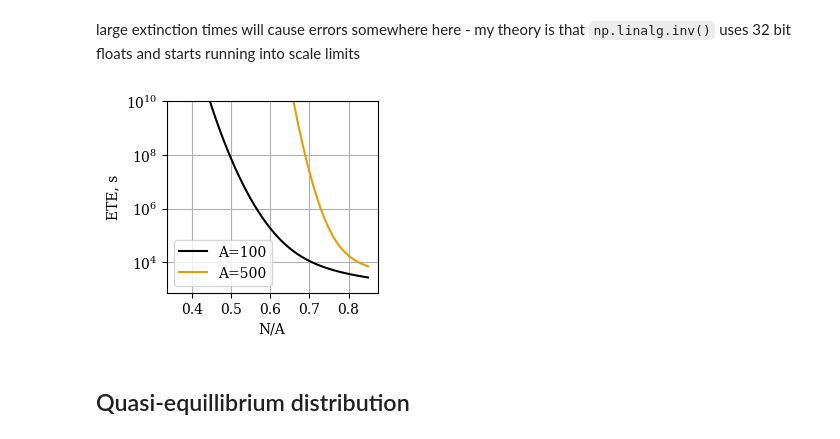
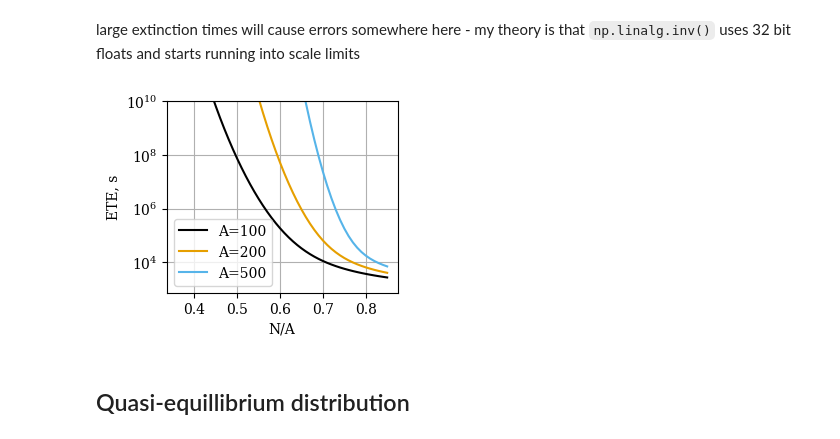
Before and after one commit to ELFREELAND/minecraft_sheep, a Jupyter notebook: stochastic/stochastic_model_kolmogorov.ipynb, the cells around one changed output. Saved outputs shown, nothing was run; the diff lists cells and outputs as text; code cells hidden in the pictures.

```diff
--- a/stochastic/stochastic_model_kolmogorov.ipynb
+++ b/stochastic/stochastic_model_kolmogorov.ipynb
@@ -130,3 +131,12 @@ with open("kolmogorov_sol_eq_500.dat", "rb") as f:
+# %%
+with open("kolmogorov_sol_100.dat", "rb") as f:
+    sol_100 = pickle.load(f)
+
+with open("kolmogorov_sol_200.dat", "rb") as f:
+    sol_200 = pickle.load(f)
+
+with open("kolmogorov_sol_500.dat", "rb") as f:
+    sol_500 = pickle.load(f)
 # %% [markdown]
 ## Functions necessary for further investigation
 # %%
@@ -250,11 +258,11 @@ ax2.set_prop_cycle(wong_cycle)
 
 #keys_100 = ["45", "50", "70", "85"]
 
-for i in list(sol_max_100.keys()):
-    p0Plot(ax1, sol_max_100[i])
+for i in list(sol_100.keys()):
+    p0Plot(ax1, sol_100[i])
 
-for i in list(sol_max_500.keys()):
-    p0Plot(ax2, sol_max_500[i])
+for i in list(sol_500.keys()):
+    p0Plot(ax2, sol_500[i])
 
 ax1.grid(True)
 ax2.grid(True)
@@ -275,8 +283,8 @@ f, ax = plt.subplots()
 
 ax.set_prop_cycle(wong_cycle)
 
-for i in list(sol_eq_100.keys())[0:11]:
-    ax.plot(sol_eq_100[i]["y"][:,-1], label=i)
+for i in list(sol_100.keys())[0:11]:
+    ax.plot(sol_100[i]["y"][:,-1], label=i)
 
 ax.grid(True)
 #ax.set_ylim([-0.01, 0.20])
@@ -328,30 +336,33 @@ def meanExt(N, A):
 large extinction times will cause errors somewhere here - my theory is that `np.linalg.inv()` uses 32 bit floats and starts running into scale limits
 # %%
 N_list_100 = np.arange(85, 35, -1)
+N_list_200 = np.arange(170, 100, -2)
 N_list_500 = np.arange(425, 300, -5)
 
 mean_ext_100 = np.array([meanExt(i, 100) for i in N_list_100])
+mean_ext_200 = np.array([meanExt(i, 200) for i in N_list_200])
 mean_ext_500 = np.array([meanExt(i, 500) for i in N_list_500])
 # %%
-f, ax = plt.subplots(layout="constrained", figsize=(2.8, 2.5))
+f, ax = plt.subplots(layout="constrained", figsize=(3, 2.5))
 
 ax.set_prop_cycle(wong_cycle)
 
 ax.plot(N_list_100/100, mean_ext_100, "-", label="A=100")
+ax.plot(N_list_200/200, mean_ext_200, "-", label="A=200")
 ax.plot(N_list_500/500, mean_ext_500, "-", label="A=500")
 
 ax.set_yscale("log")
 
 ax.set_ylim(top=10**10)
 ax.set_xticks([0.4, 0.5, 0.6, 0.7, 0.8])
 ax.grid(True)
 ax.legend()
 ax.set_ylabel("ETE, s")
 ax.set_xlabel("N/A")
 
 plt.savefig("ext_time.pdf")
 # %% [output]
-[figure, old version]
+[figure, new version]
 # %% [markdown]
 ## Quasi-equillibrium distribution
 # %% [markdown]
```
Also changed, not shown: parts of 12 cells of this notebook, 6 other files.
